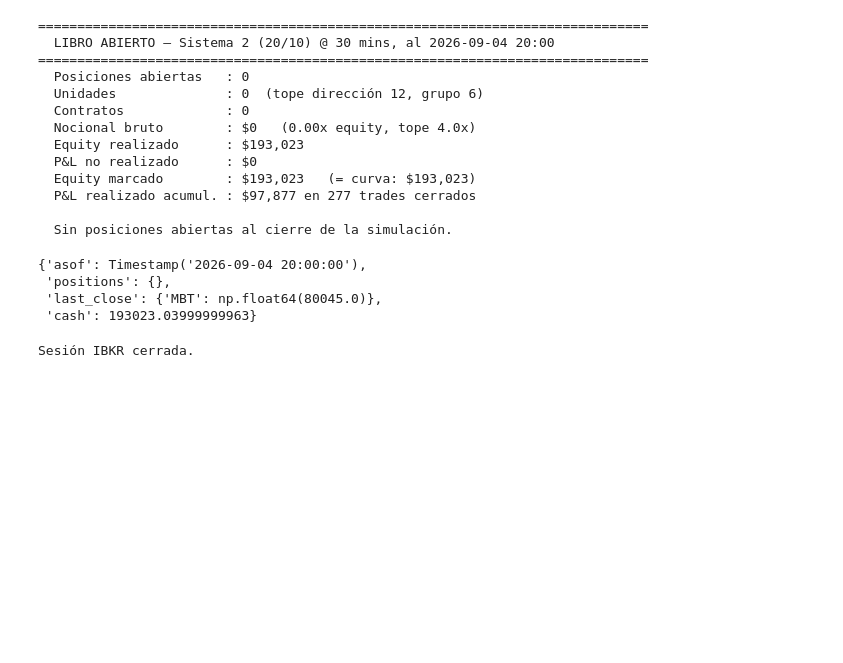
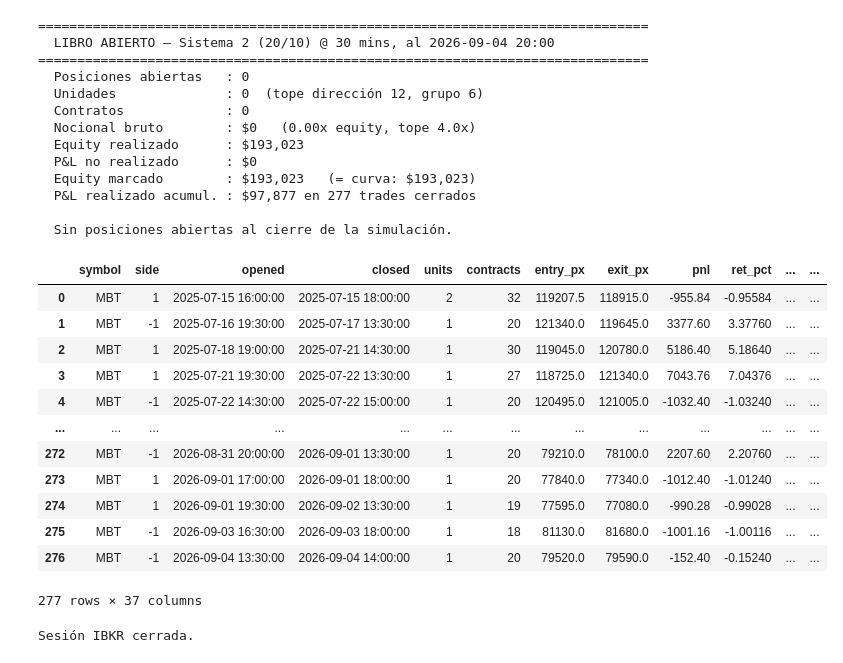
Before and after one commit to diego8acuervo/Intraday_MR_BTC, a Jupyter notebook: qsCrypto/notebooks/MeanReversion_IBKR_CME_Bitcoin.ipynb, the cells around one changed output. Saved outputs shown, nothing was run; the diff lists cells and outputs as text; code cells hidden in the pictures; blank space fills up the shorter version.

Commit message:
Last rehearsal of the live demo prototype.

```diff
--- a/qsCrypto/notebooks/MeanReversion_IBKR_CME_Bitcoin.ipynb
+++ b/qsCrypto/notebooks/MeanReversion_IBKR_CME_Bitcoin.ipynb
@@ -3283,12 +3283,24 @@ else:
 
   Sin posiciones abiertas al cierre de la simulación.
 # %%
-BOOK
+import pandas as pd
+trades=pd.read_csv('/Users/diegoochoa/Projects/Intraday_MR_BTC/output/turtle_ibkr_MBT_30mins_trades.csv')
-# %% [output]
-{'asof': Timestamp('2026-09-04 20:00:00'),
- 'positions': {},
- 'last_close': {'MBT': np.float64(80045.0)},
- 'cash': 193023.03999999963}
+# %%
+trades
+# %% [output]
+|  | symbol | side | opened | closed | units | contracts | entry_px | exit_px | pnl | ret_pct | ... | ... |
+| 0 | MBT | 1 | 2025-07-15 16:00:00 | 2025-07-15 18:00:00 | 2 | 32 | 119207.5 | 118915.0 | -955.84 | -0.95584 | ... | ... |
+| 1 | MBT | -1 | 2025-07-16 19:30:00 | 2025-07-17 13:30:00 | 1 | 20 | 121340.0 | 119645.0 | 3377.60 | 3.37760 | ... | ... |
+| 2 | MBT | 1 | 2025-07-18 19:00:00 | 2025-07-21 14:30:00 | 1 | 30 | 119045.0 | 120780.0 | 5186.40 | 5.18640 | ... | ... |
+| 3 | MBT | 1 | 2025-07-21 19:30:00 | 2025-07-22 13:30:00 | 1 | 27 | 118725.0 | 121340.0 | 7043.76 | 7.04376 | ... | ... |
+| 4 | MBT | -1 | 2025-07-22 14:30:00 | 2025-07-22 15:00:00 | 1 | 20 | 120495.0 | 121005.0 | -1032.40 | -1.03240 | ... | ... |
+| ... | ... | ... | ... | ... | ... | ... | ... | ... | ... | ... | ... | ... |
+| 272 | MBT | -1 | 2026-08-31 20:00:00 | 2026-09-01 13:30:00 | 1 | 20 | 79210.0 | 78100.0 | 2207.60 | 2.20760 | ... | ... |
+| 273 | MBT | 1 | 2026-09-01 17:00:00 | 2026-09-01 18:00:00 | 1 | 20 | 77840.0 | 77340.0 | -1012.40 | -1.01240 | ... | ... |
+| 274 | MBT | 1 | 2026-09-01 19:30:00 | 2026-09-02 13:30:00 | 1 | 19 | 77595.0 | 77080.0 | -990.28 | -0.99028 | ... | ... |
+| 275 | MBT | -1 | 2026-09-03 16:30:00 | 2026-09-03 18:00:00 | 1 | 18 | 81130.0 | 81680.0 | -1001.16 | -1.00116 | ... | ... |
+| 276 | MBT | -1 | 2026-09-04 13:30:00 | 2026-09-04 14:00:00 | 1 | 20 | 79520.0 | 79590.0 | -152.40 | -0.15240 | ... | ... |
+277 rows × 37 columns
 # %%
 # Cerrar la sesión: TWS mantiene el clientId ocupado y el siguiente `connect()`
 # con el mismo id falla mientras el socket siga vivo.
```
Also changed, not shown: 1 other file.
